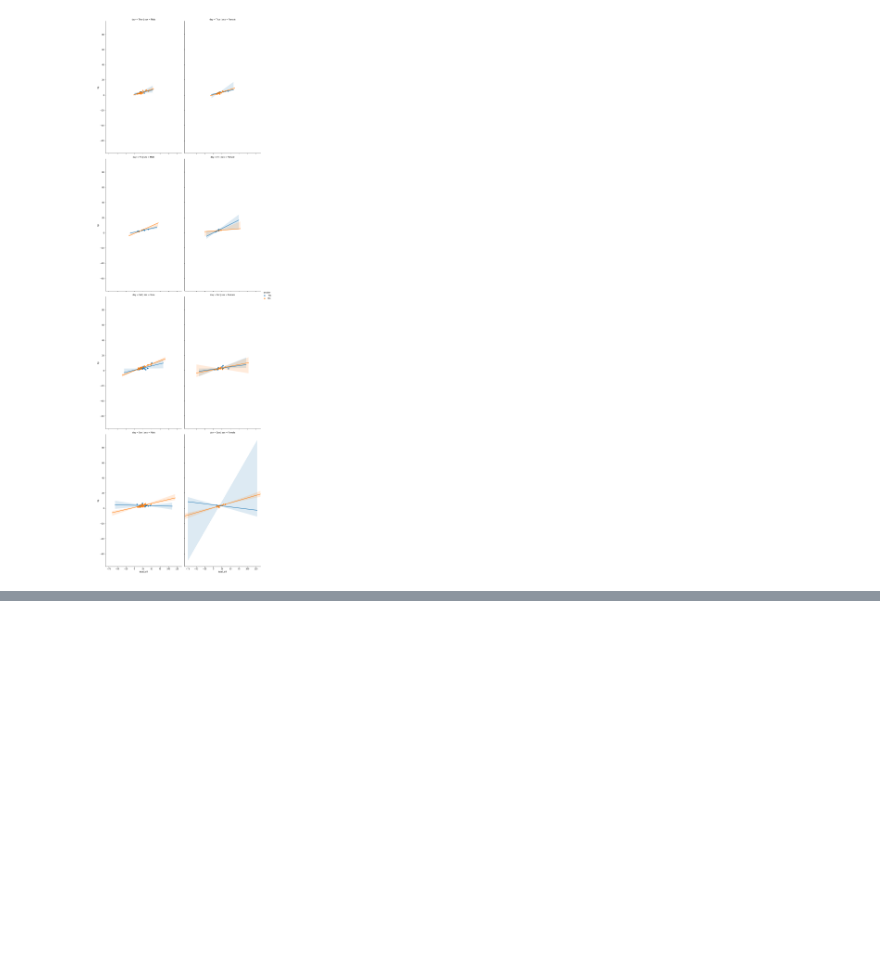
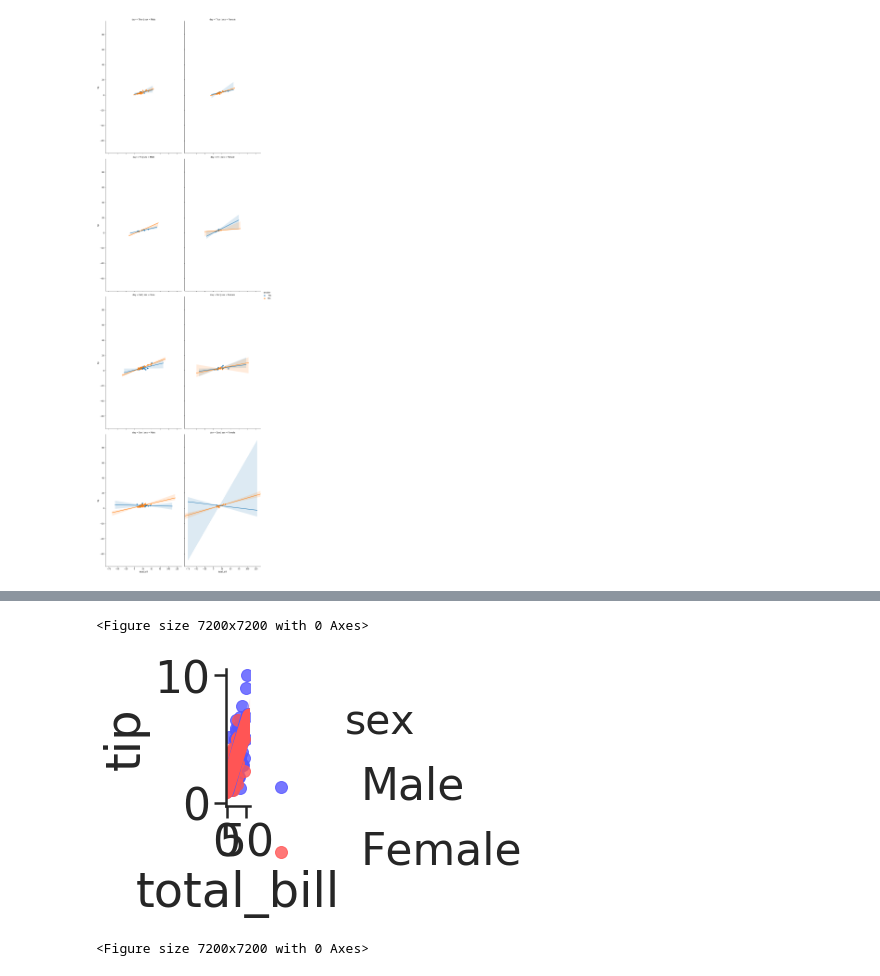
Before and after one commit to UmangAgrawal12345678/machine_learning_projects, a Jupyter notebook: Refactored_Py_DS_ML_Bootcamp-master/06-Data-Visualization-with-Seaborn/seaborn_lecture1.ipynb, the cells around one changed output, grey strips where cells are left out. Saved outputs shown, nothing was run; the diff lists cells and outputs as text; code cells hidden in the pictures; blank space fills up the shorter version.

```diff
--- a/Refactored_Py_DS_ML_Bootcamp-master/06-Data-Visualization-with-Seaborn/seaborn_lecture1.ipynb
+++ b/Refactored_Py_DS_ML_Bootcamp-master/06-Data-Visualization-with-Seaborn/seaborn_lecture1.ipynb
@@ -180,0 +185,7 @@ ValueError: context must be in paper, notebook, talk, poster
+# %%
+sns.lmplot(x='total_bill',y = 'tip',data=tips,hue='sex',palette='seismic')
+plt.figure(figsize=(100,100))
+# %% [output]
+<Figure size 7200x7200 with 0 Axes>
+[figure, added]
+<Figure size 7200x7200 with 0 Axes>
```
Also changed, not shown: parts of 2 cells of this notebook.
